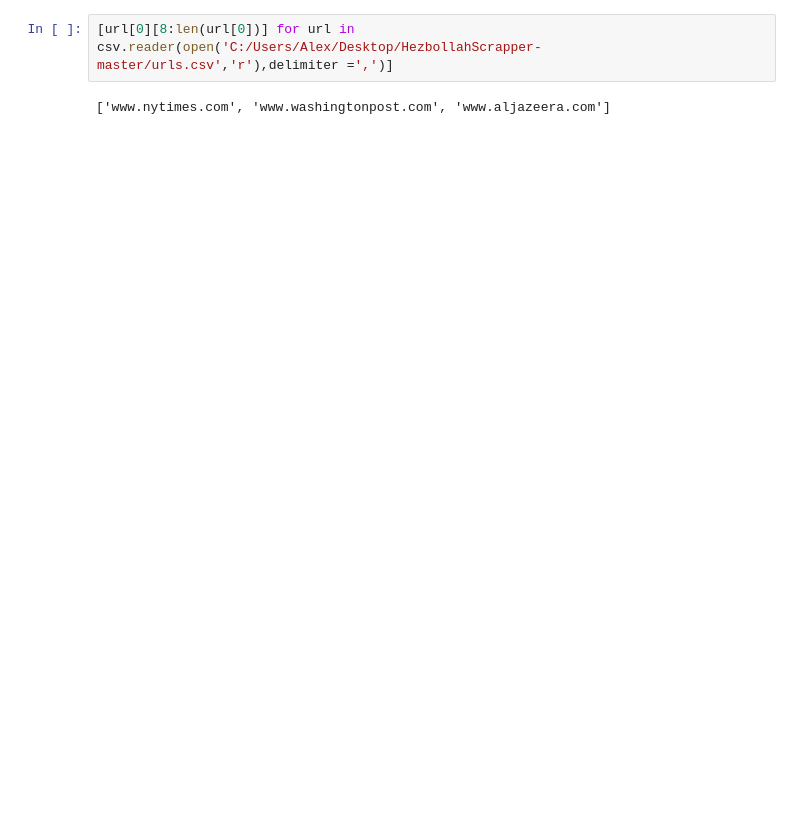
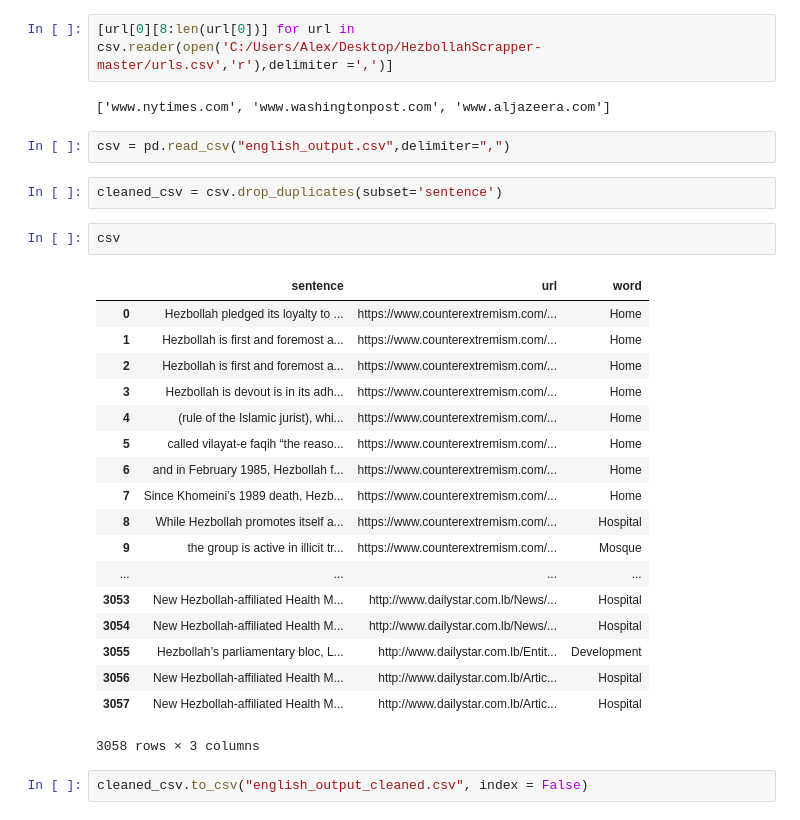
Before and after one commit to alexchung1233/HezbollahScrapper, a Jupyter notebook: test_scrapper_preprocess.ipynb, the cells around one changed output. Saved outputs shown, nothing was run; the diff lists cells and outputs as text; blank space fills up the shorter version.

```diff
--- a/test_scrapper_preprocess.ipynb
+++ b/test_scrapper_preprocess.ipynb
@@ -65,3 +67,30 @@ df.to_csv("sample_output3.csv", index = False)
 [url[0][8:len(url[0])] for url in csv.reader(open('C:/Users/Alex/Desktop/HezbollahScrapper-master/urls.csv','r'),delimiter =',')]
 # %% [output]
 ['www.nytimes.com', 'www.washingtonpost.com', 'www.aljazeera.com']
+# %%
+csv = pd.read_csv("english_output.csv",delimiter=",")
+# %%
+cleaned_csv = csv.drop_duplicates(subset='sentence')
+# %%
+csv
+# %% [output]
+|  | sentence | url | word |
+| 0 | Hezbollah pledged its loyalty to ... | https://www.counterextremism.com/... | Home |
+| 1 | Hezbollah is first and foremost a... | https://www.counterextremism.com/... | Home |
+| 2 | Hezbollah is first and foremost a... | https://www.counterextremism.com/... | Home |
+| 3 | Hezbollah is devout is in its adh... | https://www.counterextremism.com/... | Home |
+| 4 | (rule of the Islamic jurist), whi... | https://www.counterextremism.com/... | Home |
+| 5 | called vilayat-e faqih “the reaso... | https://www.counterextremism.com/... | Home |
+| 6 | and in February 1985, Hezbollah f... | https://www.counterextremism.com/... | Home |
+| 7 | Since Khomeini’s 1989 death, Hezb... | https://www.counterextremism.com/... | Home |
+| 8 | While Hezbollah promotes itself a... | https://www.counterextremism.com/... | Hospital |
+| 9 | the group is active in illicit tr... | https://www.counterextremism.com/... | Mosque |
+| ... | ... | ... | ... |
+| 3053 | New Hezbollah-affiliated Health M... | http://www.dailystar.com.lb/News/... | Hospital |
+| 3054 | New Hezbollah-affiliated Health M... | http://www.dailystar.com.lb/News/... | Hospital |
+| 3055 | Hezbollah’s parliamentary bloc, L... | http://www.dailystar.com.lb/Entit... | Development |
+| 3056 | New Hezbollah-affiliated Health M... | http://www.dailystar.com.lb/Artic... | Hospital |
+| 3057 | New Hezbollah-affiliated Health M... | http://www.dailystar.com.lb/Artic... | Hospital |
+3058 rows × 3 columns
+# %%
+cleaned_csv.to_csv("english_output_cleaned.csv", index = False)
```
Also changed, not shown: parts of 1 cell of this notebook, 27 other files.
